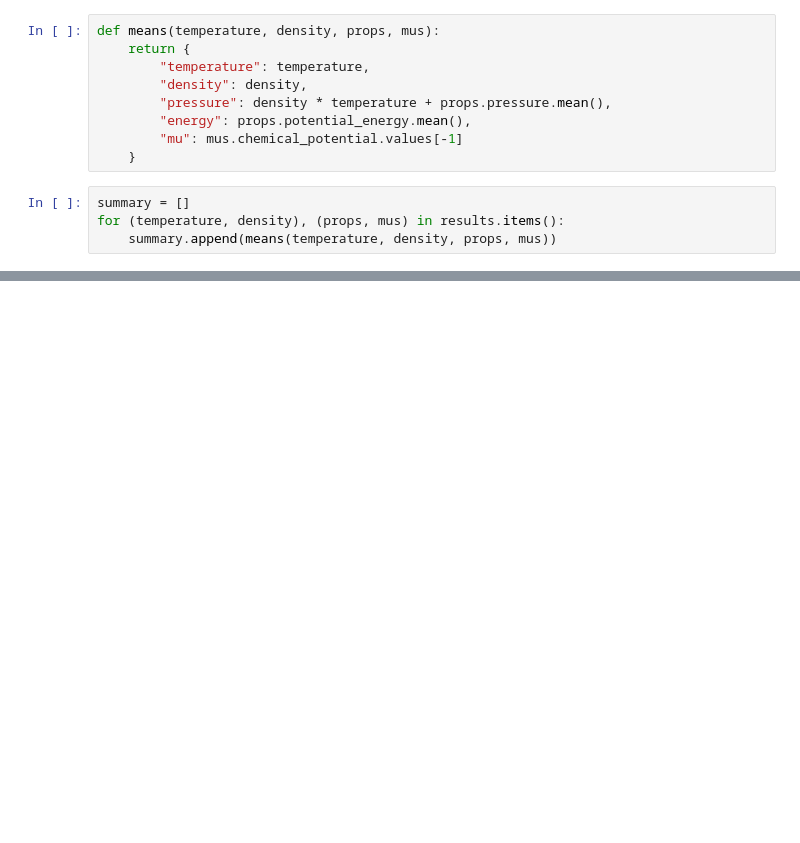
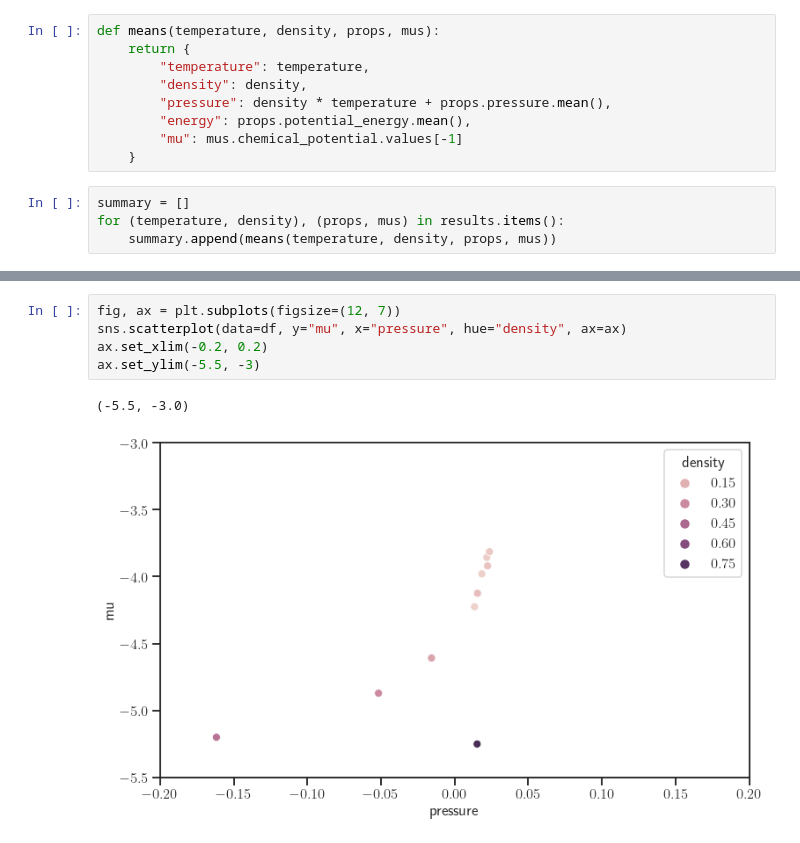
Before and after one commit to g-bauer/sargas, a Jupyter notebook: example/Assignment2.ipynb, the cells around one changed output, grey strips where cells are left out. Saved outputs shown, nothing was run; the diff lists cells and outputs as text; blank space fills up the shorter version.

```diff
--- a/example/Assignment2.ipynb
+++ b/example/Assignment2.ipynb
@@ -278 +292,9 @@ df
+# %%
+fig, ax = plt.subplots(figsize=(12, 7))
+sns.scatterplot(data=df, y="mu", x="pressure", hue="density", ax=ax)
+ax.set_xlim(-0.2, 0.2)
+ax.set_ylim(-5.5, -3)
+# %% [output]
+(-5.5, -3.0)
+[figure, added]
 # %%
```
Also changed, not shown: parts of 4 cells of this notebook, 1 other file.
